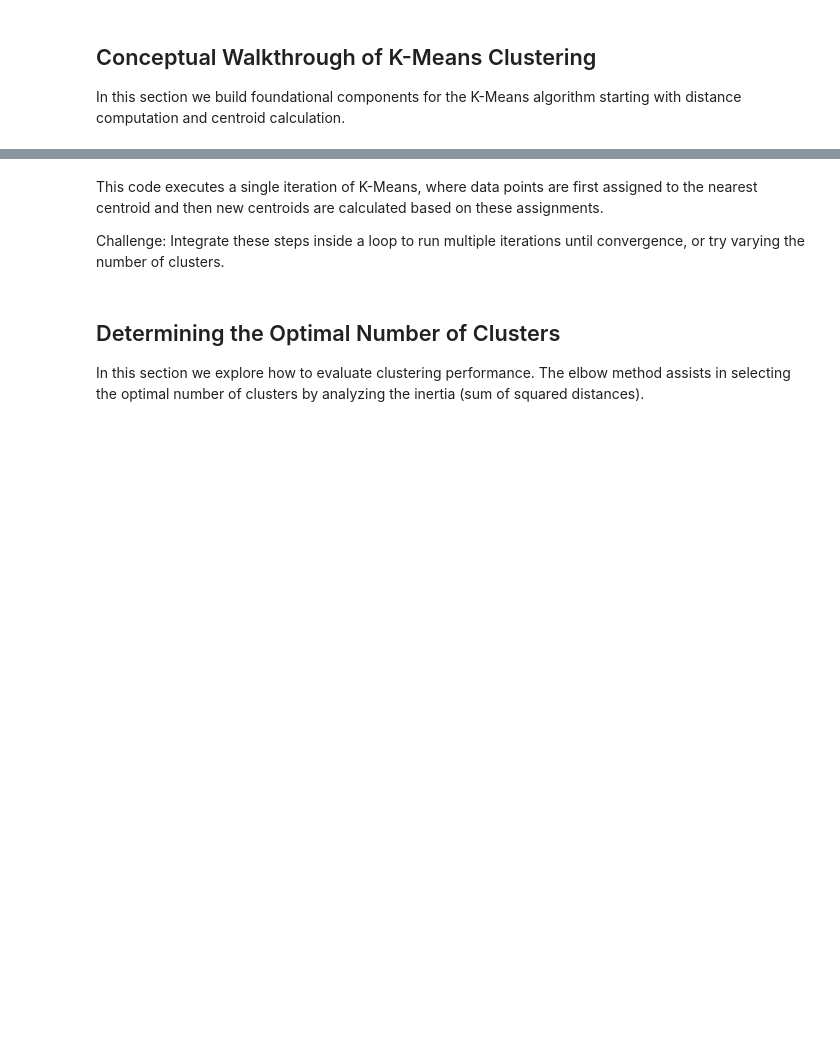
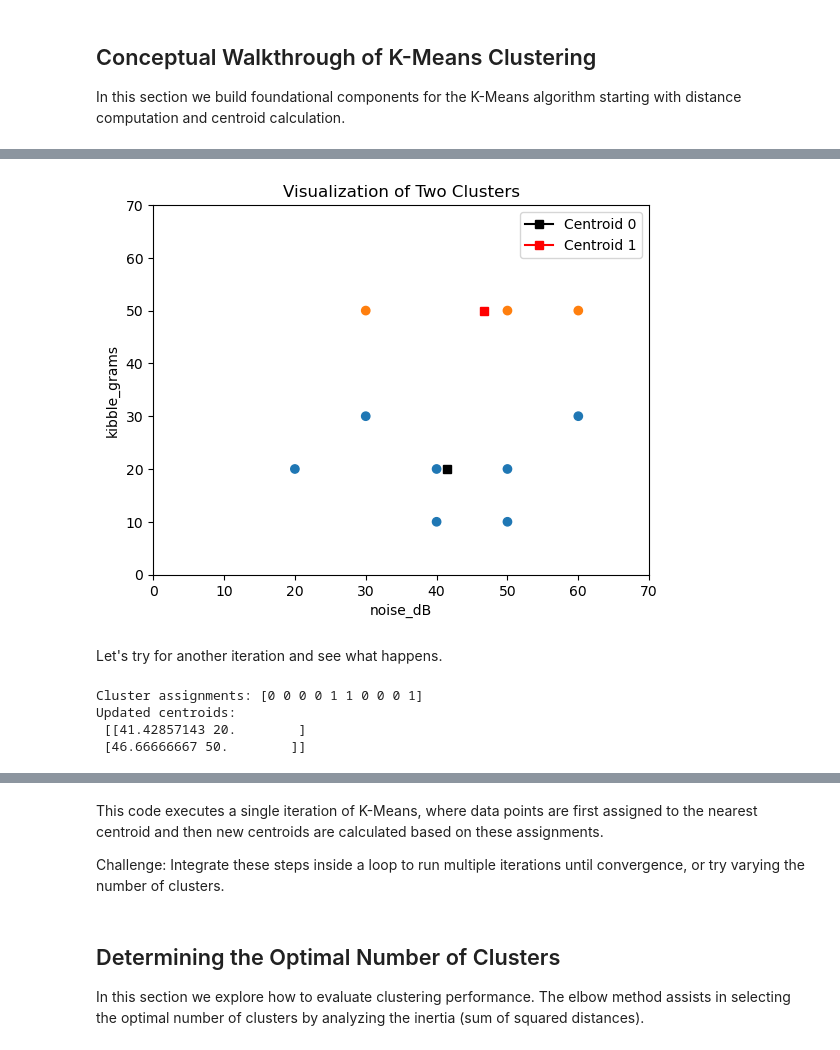
Before and after one commit to sps718/ds2025, a Jupyter notebook: content/phase2/week07/kmeans.ipynb, the cells around one changed output, grey strips where cells are left out. Drawn from its saved outputs; the diff is of its cells as text; code cells hidden in the pictures; blank space fills up the shorter version.

```diff
--- a/content/phase2/week07/kmeans.ipynb
+++ b/content/phase2/week07/kmeans.ipynb
@@ -74,6 +89,0 @@ Challenge: Experiment with altering the dataset by adding or removing points and
-# %%
-# Initialize centroids by selecting two random points from the dataset
-np.random.seed(42)  # Ensures reproducibility
-indices = np.random.choice(len(data), 2, replace=False)
-centroids = data[indices]
-print('Initial centroids:\n', centroids)
@@ -113,0 +177,31 @@ print('Updated centroids:\n', new_centroids)
+# %%
+# plot updated centroids and clusters
+plt.scatter(points[:, 0], points[:, 1],  c=np.vectorize(colors.get)(clusters))
+plt.plot(new_centroids[0][0],new_centroids[0][1],marker='s', c='black', label='Centroid 0')
+plt.plot(new_centroids[1][0],new_centroids[1][1],marker='s', c='red', label='Centroid 1')
+plt.title('Visualization of Two Clusters')
+
+plt.xlim([0, 70])
+plt.ylim([0, 70])
+plt.xlabel('noise_dB')
+plt.ylabel('kibble_grams')
+plt.legend()
+plt.show()
+# %% [output]
+[figure, added]
+# %% [markdown]
+Let's try for another iteration and see what happens.
+# %%
+# second iteration: assign clusters and update centroids
+centroids = [centroid0, centroid1]
+
+clusters = assign_clusters(points, centroids)
+new_centroids = update_centroids(points, clusters, K=2)
+
+print('Cluster assignments:', clusters)
+print('Updated centroids:\n', new_centroids)
+# %% [output]
+Cluster assignments: [0 0 0 0 1 1 0 0 0 1]
+Updated centroids:
+ [[41.42857143 20.        ]
+ [46.66666667 50.        ]]
```
Also changed, not shown: parts of 67 cells of this notebook, 1 other file.
